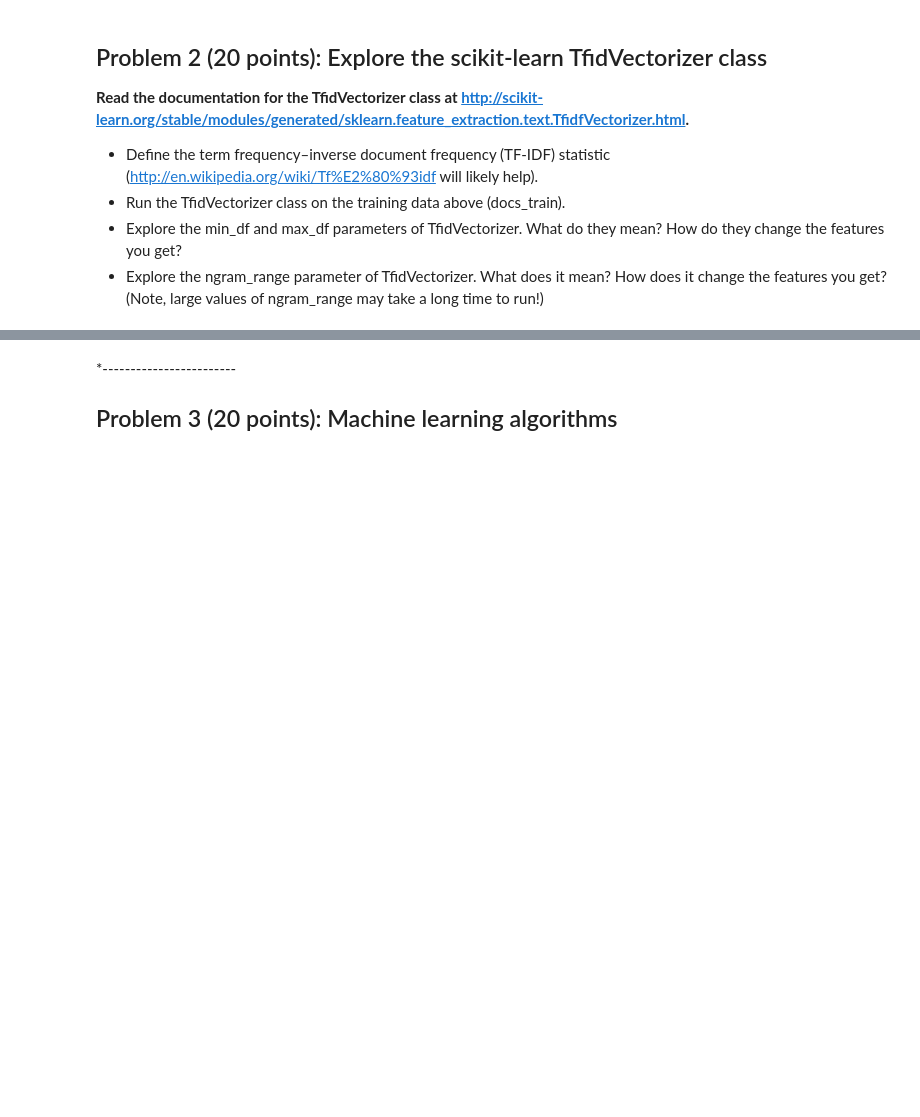
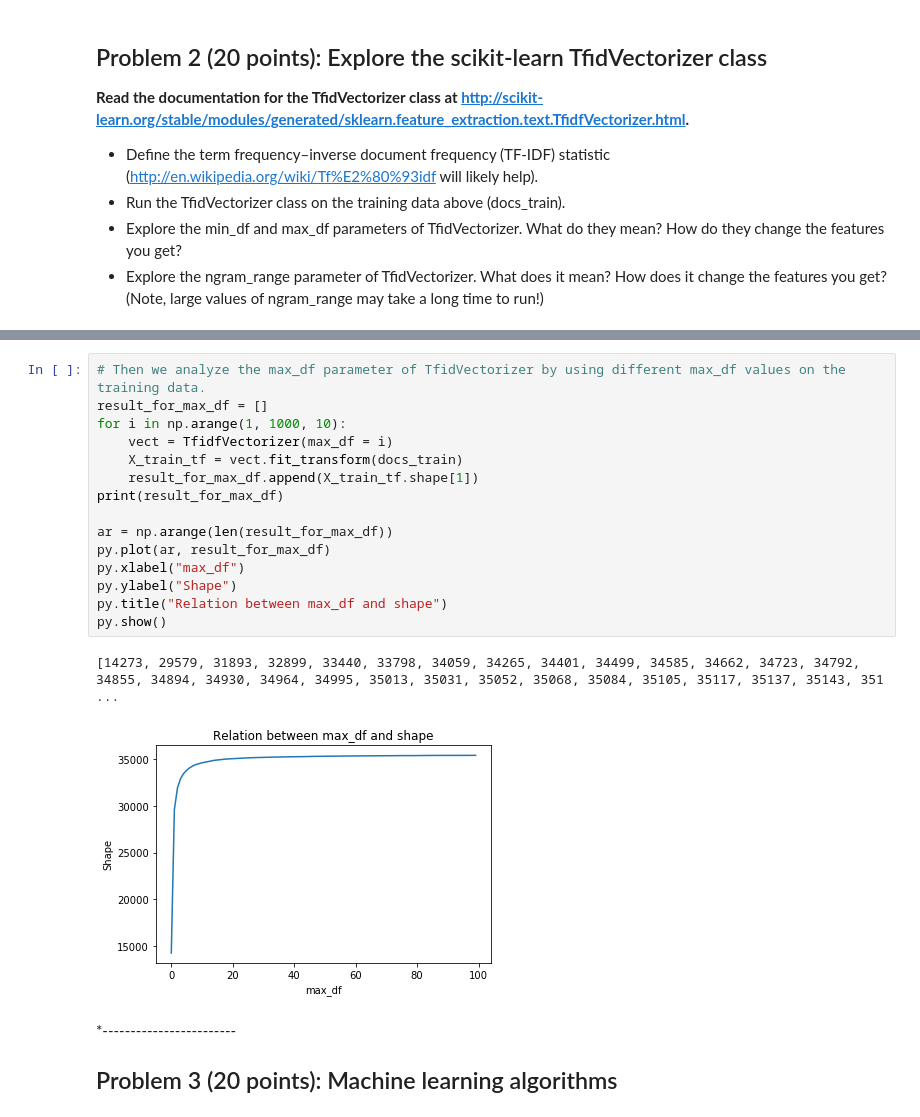
Before and after one commit to tianhaopx/Case-Study-of-Data-Science, a Jupyter notebook: CaseStudy3/CaseStudy3.ipynb, the cells around one changed output, grey strips where cells are left out. Saved outputs shown, nothing was run; the diff lists cells and outputs as text; blank space fills up the shorter version.

```diff
--- a/CaseStudy3/CaseStudy3.ipynb
+++ b/CaseStudy3/CaseStudy3.ipynb
@@ -147,3 +188,21 @@ avg / total       0.87      0.86      0.86       500
+# %%
+# Then we analyze the max_df parameter of TfidVectorizer by using different max_df values on the training data.
+result_for_max_df = []
+for i in np.arange(1, 1000, 10):
+    vect = TfidfVectorizer(max_df = i)
+    X_train_tf = vect.fit_transform(docs_train)
+    result_for_max_df.append(X_train_tf.shape[1])
+print(result_for_max_df)
+
+ar = np.arange(len(result_for_max_df))
+py.plot(ar, result_for_max_df)
+py.xlabel("max_df")
+py.ylabel("Shape")
+py.title("Relation between max_df and shape")
+py.show()
+# %% [output]
+[14273, 29579, 31893, 32899, 33440, 33798, 34059, 34265, 34401, 34499, 34585, 34662, 34723, 34792, 34855, 34894, 34930, 34964, 34995, 35013, 35031, 35052, 35068, 35084, 35105, 35117, 35137, 35143, 351 ...
+[figure, added]
 # %% [markdown]
 *------------------------
 
```
Also changed, not shown: parts of 4 cells of this notebook.
